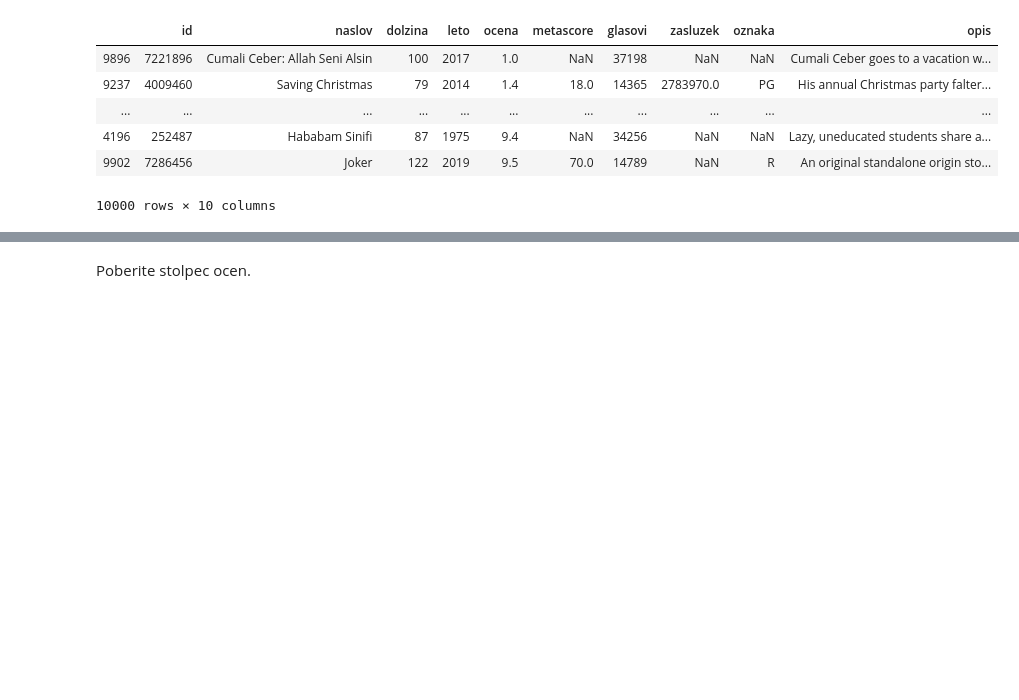
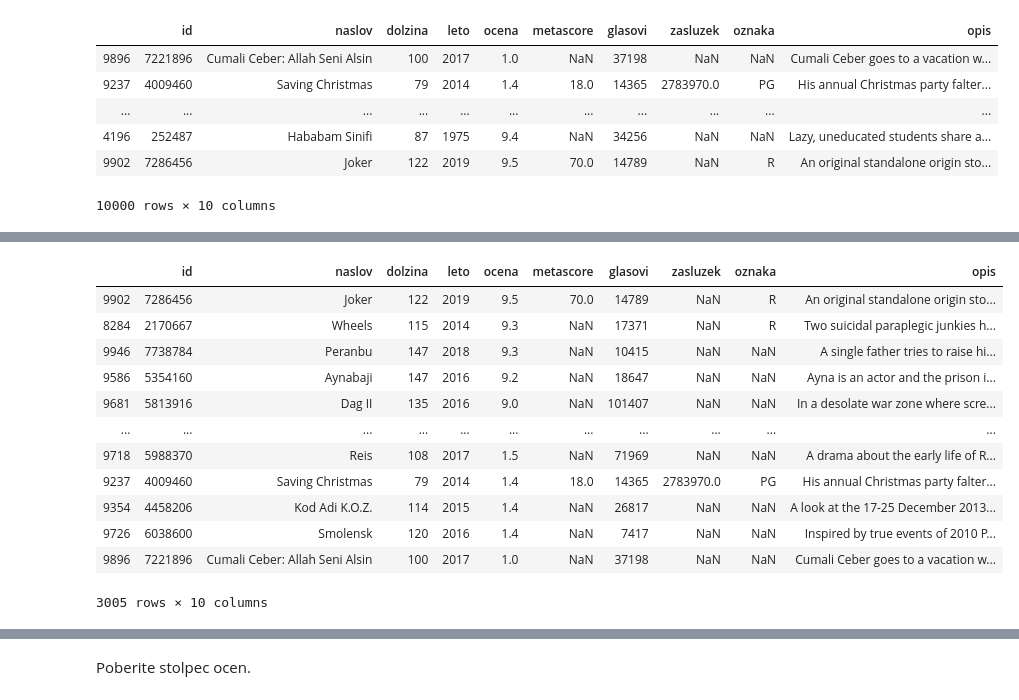
Before and after one commit to Andraz1999/programiranje-1, a Jupyter notebook: 03-analiza-podatkov/vaje/pandas_101.ipynb, the cells around one changed output, grey strips where cells are left out. Cells and saved outputs as stored; diff of their text form; code cells hidden in the pictures; blank space fills up the shorter version.

```diff
--- a/03-analiza-podatkov/vaje/pandas_101.ipynb
+++ b/03-analiza-podatkov/vaje/pandas_101.ipynb
@@ -49,3 +65,20 @@ filmi.sort_values(['ocena', 'dolzina'])
+# %%
+mladi = filmi['leto'] > 2010
+filmi[mladi].sort_values('ocena', ascending=False)
+# %% [output]
+|  | id | naslov | dolzina | leto | ocena | metascore | glasovi | zasluzek | oznaka | opis |
+| 9902 | 7286456 | Joker | 122 | 2019 | 9.5 | 70.0 | 14789 | NaN | R | An original standalone origin sto... |
+| 8284 | 2170667 | Wheels | 115 | 2014 | 9.3 | NaN | 17371 | NaN | R | Two suicidal paraplegic junkies h... |
+| 9946 | 7738784 | Peranbu | 147 | 2018 | 9.3 | NaN | 10415 | NaN | NaN | A single father tries to raise hi... |
+| 9586 | 5354160 | Aynabaji | 147 | 2016 | 9.2 | NaN | 18647 | NaN | NaN | Ayna is an actor and the prison i... |
+| 9681 | 5813916 | Dag II | 135 | 2016 | 9.0 | NaN | 101407 | NaN | NaN | In a desolate war zone where scre... |
+| ... | ... | ... | ... | ... | ... | ... | ... | ... | ... | ... |
+| 9718 | 5988370 | Reis | 108 | 2017 | 1.5 | NaN | 71969 | NaN | NaN | A drama about the early life of R... |
+| 9237 | 4009460 | Saving Christmas | 79 | 2014 | 1.4 | 18.0 | 14365 | 2783970.0 | PG | His annual Christmas party falter... |
+| 9354 | 4458206 | Kod Adi K.O.Z. | 114 | 2015 | 1.4 | NaN | 26817 | NaN | NaN | A look at the 17-25 December 2013... |
+| 9726 | 6038600 | Smolensk | 120 | 2016 | 1.4 | NaN | 7417 | NaN | NaN | Inspired by true events of 2010 P... |
+| 9896 | 7221896 | Cumali Ceber: Allah Seni Alsin | 100 | 2017 | 1.0 | NaN | 37198 | NaN | NaN | Cumali Ceber goes to a vacation w... |
+3005 rows × 10 columns
 # %%
 filmi
 # %% [output]
```
Also changed, not shown: parts of 3 cells of this notebook.
